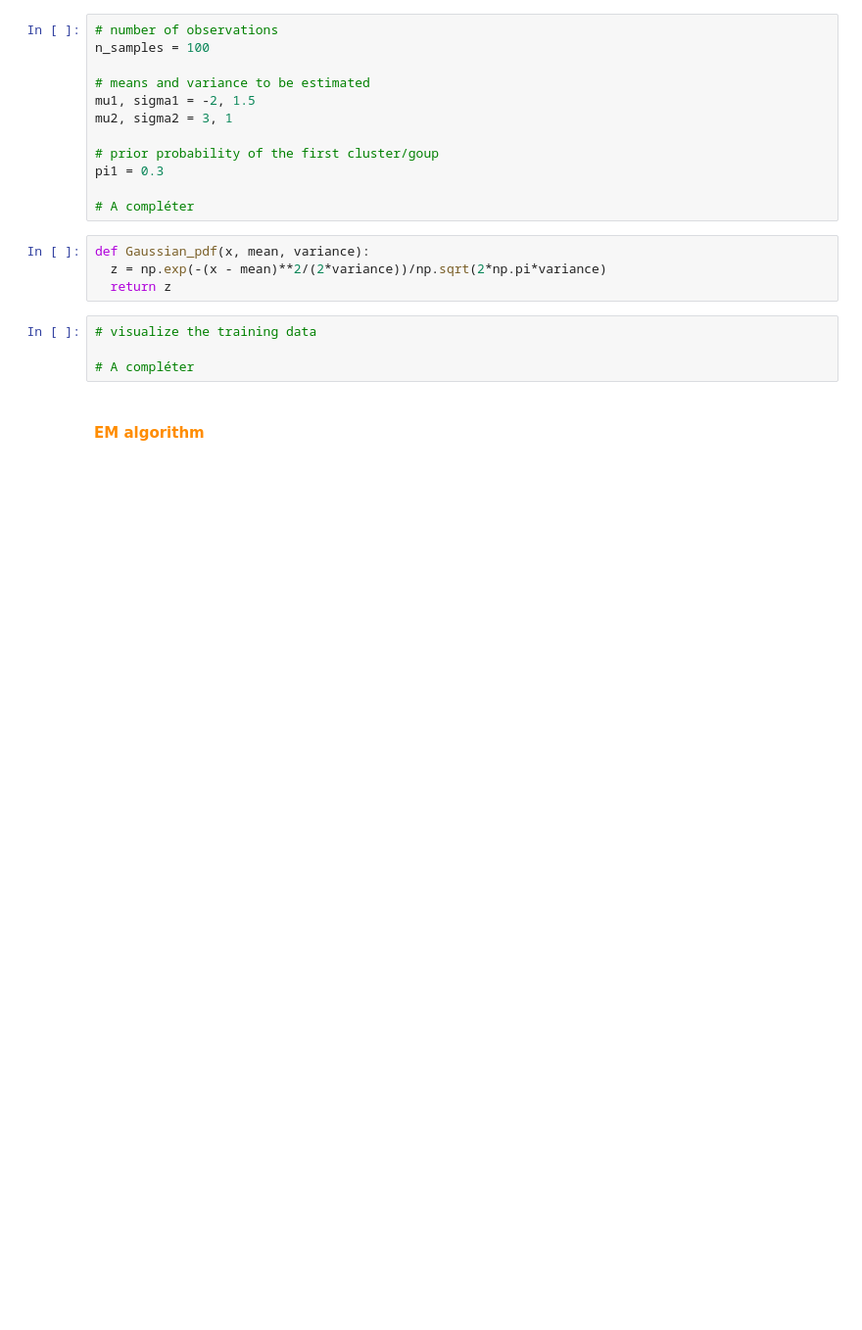
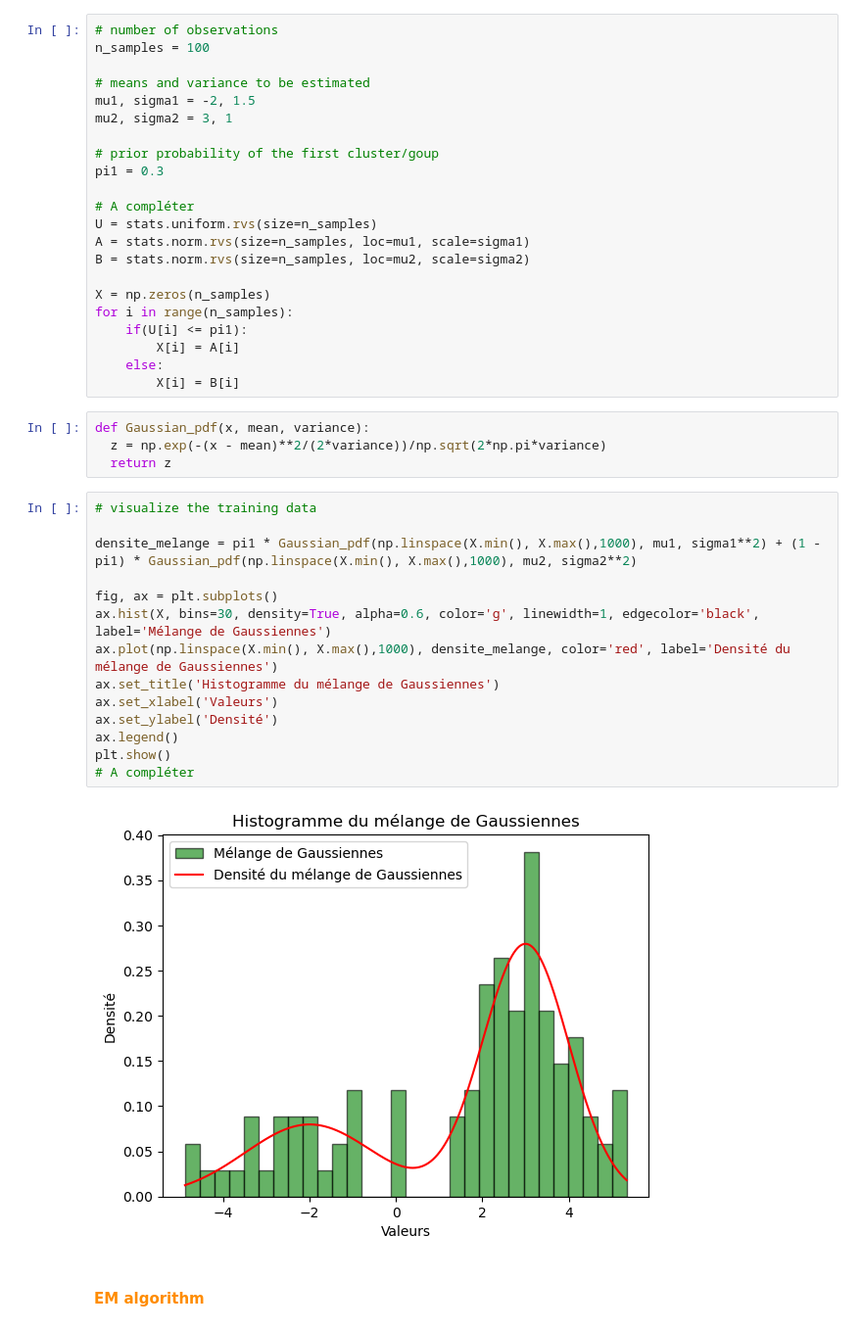
Before and after one commit to PolTibau/Statistique-Computationnelle, a Jupyter notebook: TP/TP7_ExpectationMaximization-stud.ipynb, the cells around one changed output. Shown at 98% size. Cells and saved outputs as stored; diff of their text form; blank space fills up the shorter version.

```diff
--- a/TP/TP7_ExpectationMaximization-stud.ipynb
+++ b/TP/TP7_ExpectationMaximization-stud.ipynb
@@ -126,14 +126,36 @@ mu2, sigma2 = 3, 1
 pi1 = 0.3
 
 # A compléter
+U = stats.uniform.rvs(size=n_samples)
+A = stats.norm.rvs(size=n_samples, loc=mu1, scale=sigma1)
+B = stats.norm.rvs(size=n_samples, loc=mu2, scale=sigma2)
+
+X = np.zeros(n_samples)
+for i in range(n_samples):
+    if(U[i] <= pi1):
+        X[i] = A[i]
+    else:
+        X[i] = B[i]
 # %%
 def Gaussian_pdf(x, mean, variance):
   z = np.exp(-(x - mean)**2/(2*variance))/np.sqrt(2*np.pi*variance)
   return z
-# %%
-# visualize the training data
-
-# A compléter
+# %%
+# visualize the training data
+
+densite_melange = pi1 * Gaussian_pdf(np.linspace(X.min(), X.max(),1000), mu1, sigma1**2) + (1 - pi1) * Gaussian_pdf(np.linspace(X.min(), X.max(),1000), mu2, sigma2**2)
+
+fig, ax = plt.subplots()
+ax.hist(X, bins=30, density=True, alpha=0.6, color='g', linewidth=1, edgecolor='black', label='Mélange de Gaussiennes')
+ax.plot(np.linspace(X.min(), X.max(),1000), densite_melange, color='red', label='Densité du mélange de Gaussiennes')
+ax.set_title('Histogramme du mélange de Gaussiennes')
+ax.set_xlabel('Valeurs')
+ax.set_ylabel('Densité')
+ax.legend()
+plt.show()
+# A compléter
+# %% [output]
+[figure, added]
 # %% [markdown]
 #### <font color=darkorange>  EM algorithm</font>
 # %%
```
Also changed, not shown: parts of 11 cells of this notebook.
